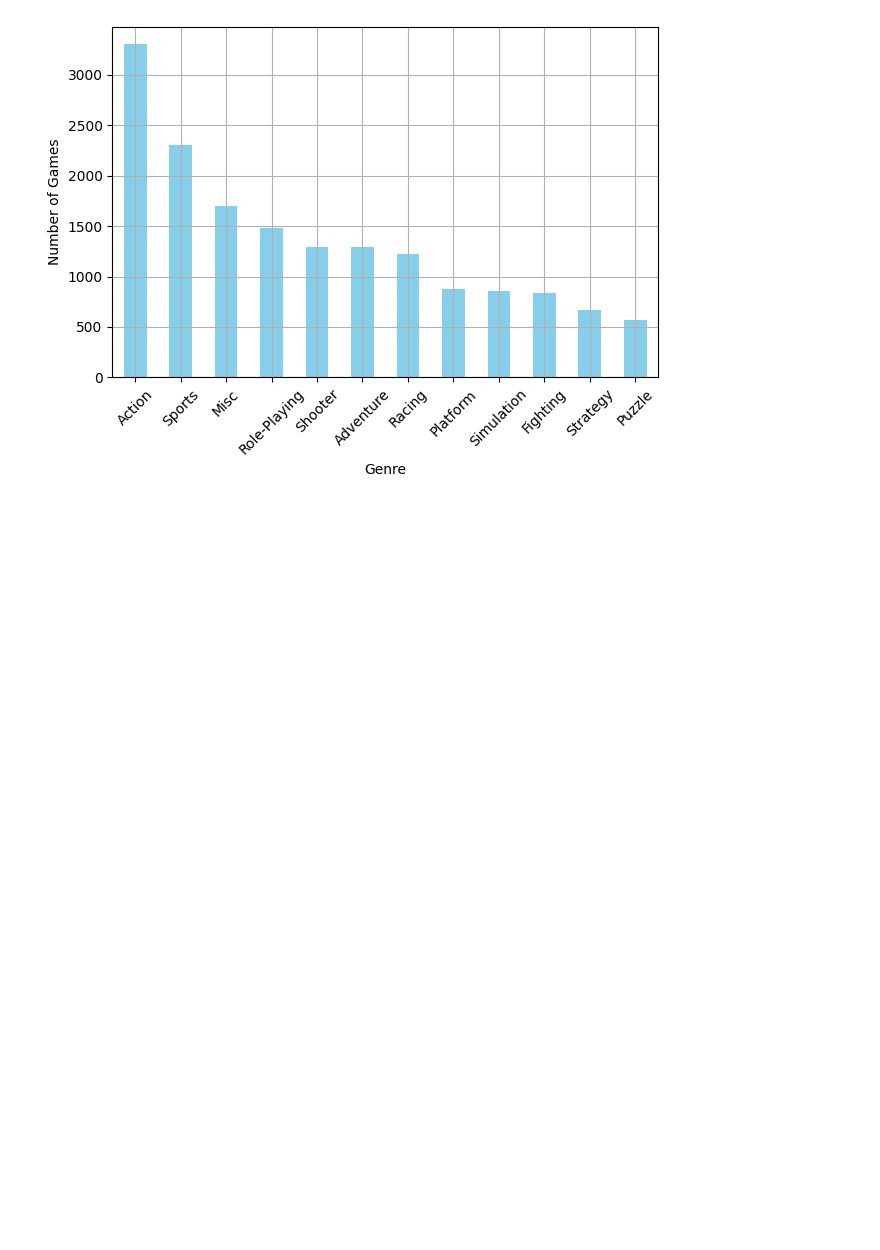
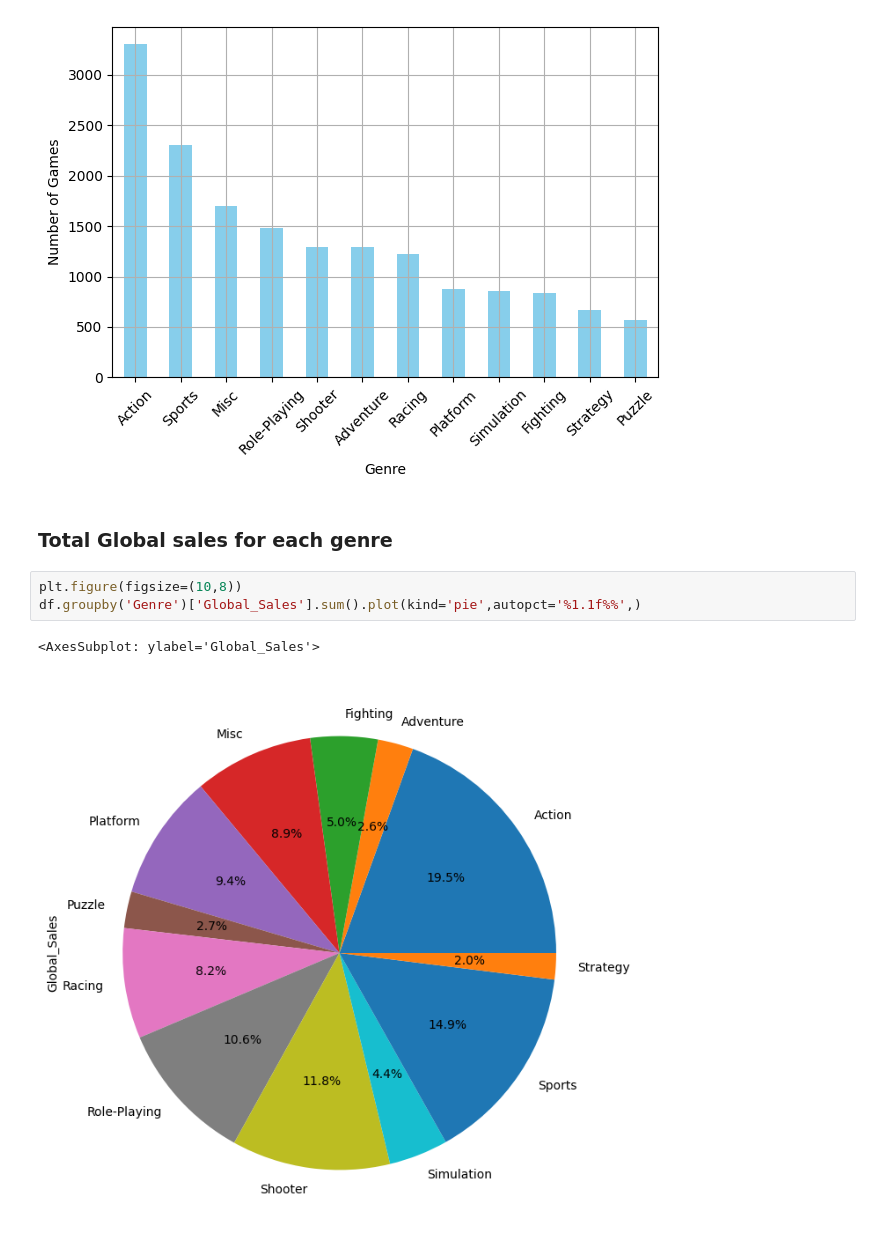
Before and after one commit to Jitesh117/video_game_analysis, a Jupyter notebook: analysis.ipynb, the cells around one changed output. Drawn from its saved outputs; the diff is of its cells as text; blank space fills up the shorter version.

Commit message:
genre and platform analysis

```diff
--- a/analysis.ipynb
+++ b/analysis.ipynb
@@ -150,3 +154,11 @@ plt.tight_layout()
 plt.show()
 # %% [output]
 [figure]
+# %% [markdown]
+### Total Global sales for each genre
+# %%
+plt.figure(figsize=(10,8))
+df.groupby('Genre')['Global_Sales'].sum().plot(kind='pie',autopct='%1.1f%%',)
+# %% [output]
+<AxesSubplot: ylabel='Global_Sales'>
+[figure, added]
```
Also changed, not shown: parts of 5 cells of this notebook, 1 other file.
